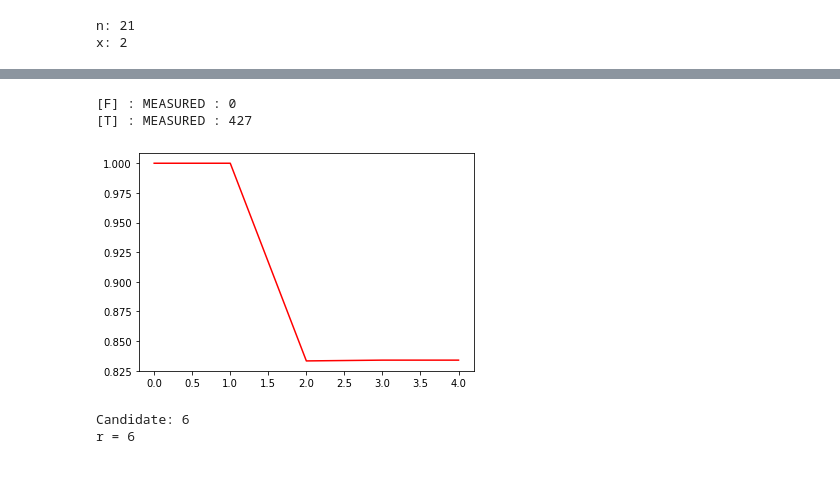
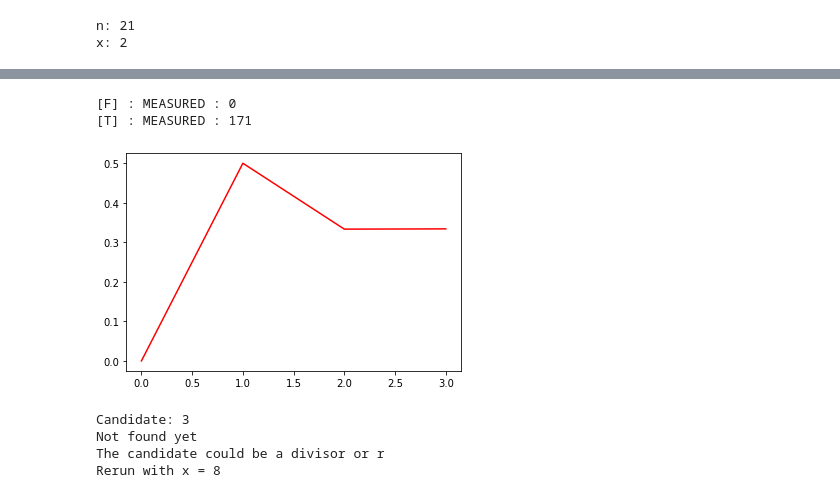
Before and after one commit to jt9485/shor, a Jupyter notebook: notebook.ipynb, the cells around one changed output, grey strips where cells are left out. Saved outputs shown, nothing was run; the diff lists cells and outputs as text; code cells hidden in the pictures.

```diff
--- a/notebook.ipynb
+++ b/notebook.ipynb
@@ -32,0 +39,4 @@ plt.show()
+# %%
+prob = quantum.psi_3(x, n, prob, n_states)
+plt.plot(prob, 'r')
+plt.show()
@@ -33,5 +45,5 @@ plt.show()
 # %%
-prob = quantum.phi_1(prob, n_states)
+prob = quantum.psi_4(prob, n_states)
 plt.plot(prob, 'r')
 plt.show()
 # %% [output]
@@ -45,4 +50,0 @@ plt.show()
-# %%
-prob = quantum.phi_3(x, n, prob, n_states)
-plt.plot(prob, 'r')
-plt.show()
@@ -51,4 +50,0 @@ plt.show()
-# %%
-prob = quantum.phi_4(prob, n_states)
-plt.plot(prob, 'r')
-plt.show()
@@ -57,31 +51,36 @@ plt.show()
 # %%
-assert(x != 1)
 m = np.random.choice(range(2**t), p=prob)
+
 while m == 0:
     print("[F] : MEASURED : 0")
     m = np.random.choice(range(2**t), p=prob)
+
 print("[T] : MEASURED : {}".format(m))
 
-convergents = classical.get_convergents(m, n_states)
+coeficients = classical.get_coeficients(m, n_states)
+convergents = classical.get_convergents(coeficients)
+
 plt.plot(convergents, 'r')
 plt.show()
 
 r = 1
 for c in convergents:
     if c.denominator < n:
         r = c.denominator
 
 x = classical.power_mod(x, r, n)
 
 print("Candidate: {}".format(r))
 
 if x == 1:
-    print("r = {}".format(r))
+    print("Found order!\nr = {}".format(r))
 else:
-    print("Not found yet\nRerun notebook with x = {}".format(x))
+    print("Not found yet\nThe candidate could be a divisor or r\nRerun with x = {}".format(x))
 # %% [output]
 [F] : MEASURED : 0
-[T] : MEASURED : 427
+[T] : MEASURED : 171
-[figure, old version]
+[figure, new version]
-Candidate: 6
-r = 6
+Candidate: 3
+Not found yet
+The candidate could be a divisor or r
+Rerun with x = 8
```
Also changed, not shown: parts of 7 cells of this notebook.
